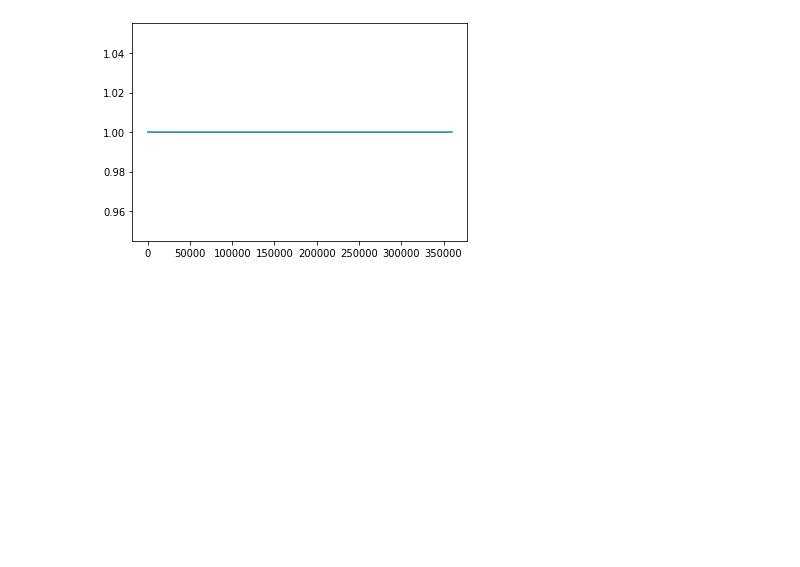
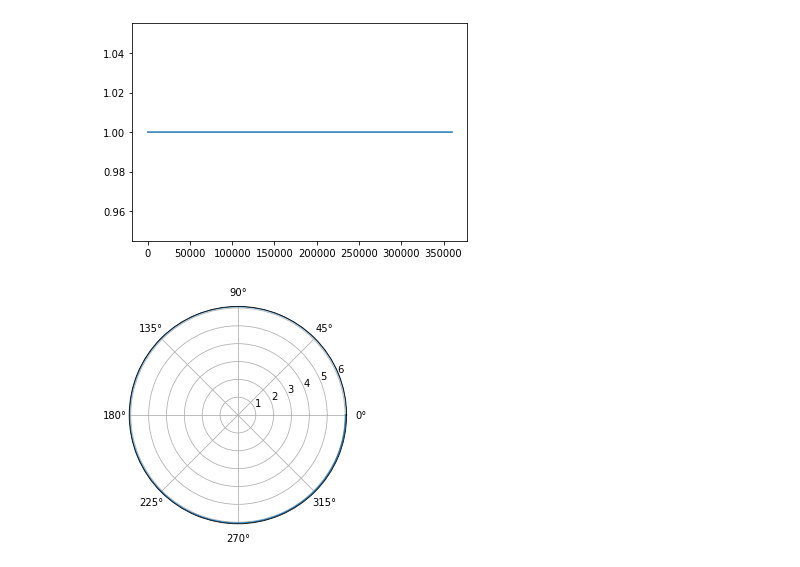
Before and after one commit to magborresen/spc8, a Jupyter notebook: dev/chirp.ipynb, the cells around one changed output. Cells and saved outputs as stored; diff of their text form; code cells hidden in the pictures; blank space fills up the shorter version.

```diff
--- a/dev/chirp.ipynb
+++ b/dev/chirp.ipynb
@@ -58,3 +58,10 @@ plt.plot(np.abs(np.conj(sig) * sig))
 # %% [output]
 [<matplotlib.lines.Line2D at 0x...>]
 [figure]
+# %%
+angle = np.linspace(0, 2*np.pi, 1000)
+pattern = 20 * np.log10(np.cos(angle / 180 * np.pi) + 0.01) + 6
+plt.polar(angle, pattern)
+plt.show()
+# %% [output]
+[figure, added]
```
Also changed, not shown: 2 other files.
